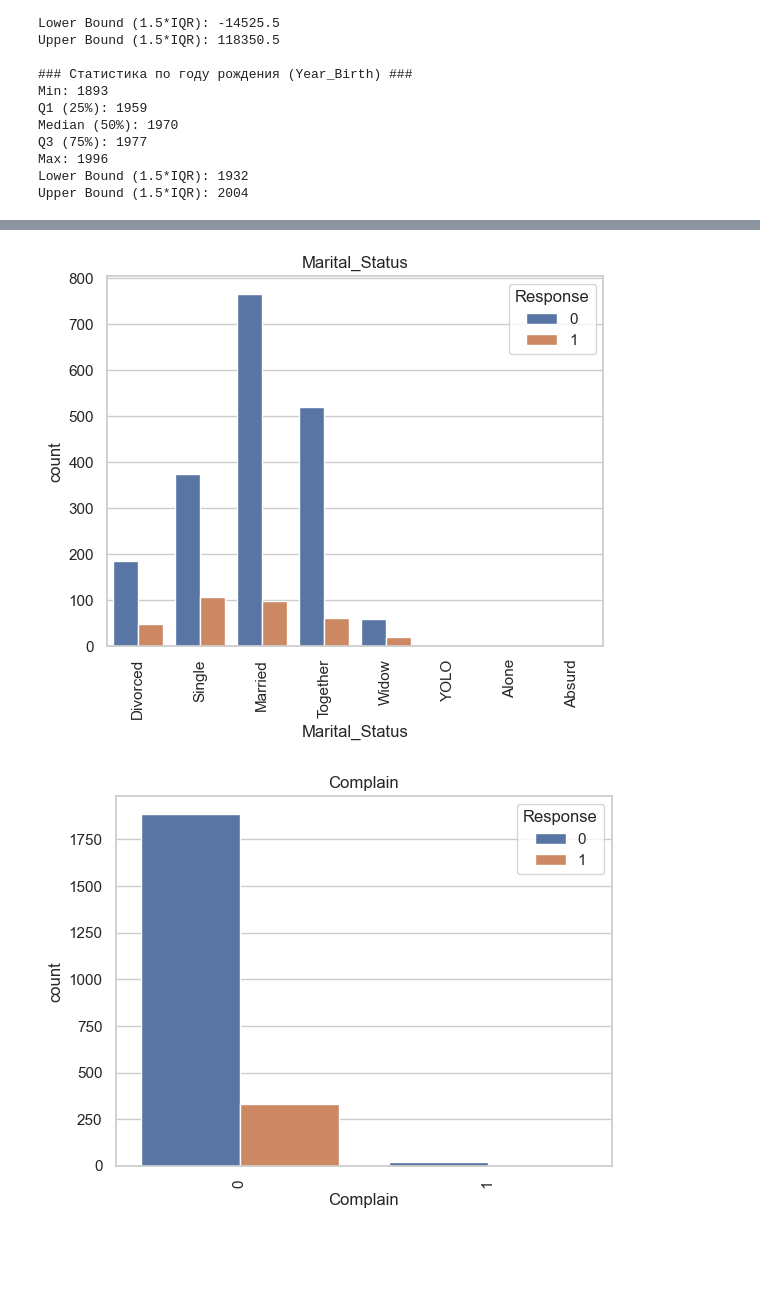
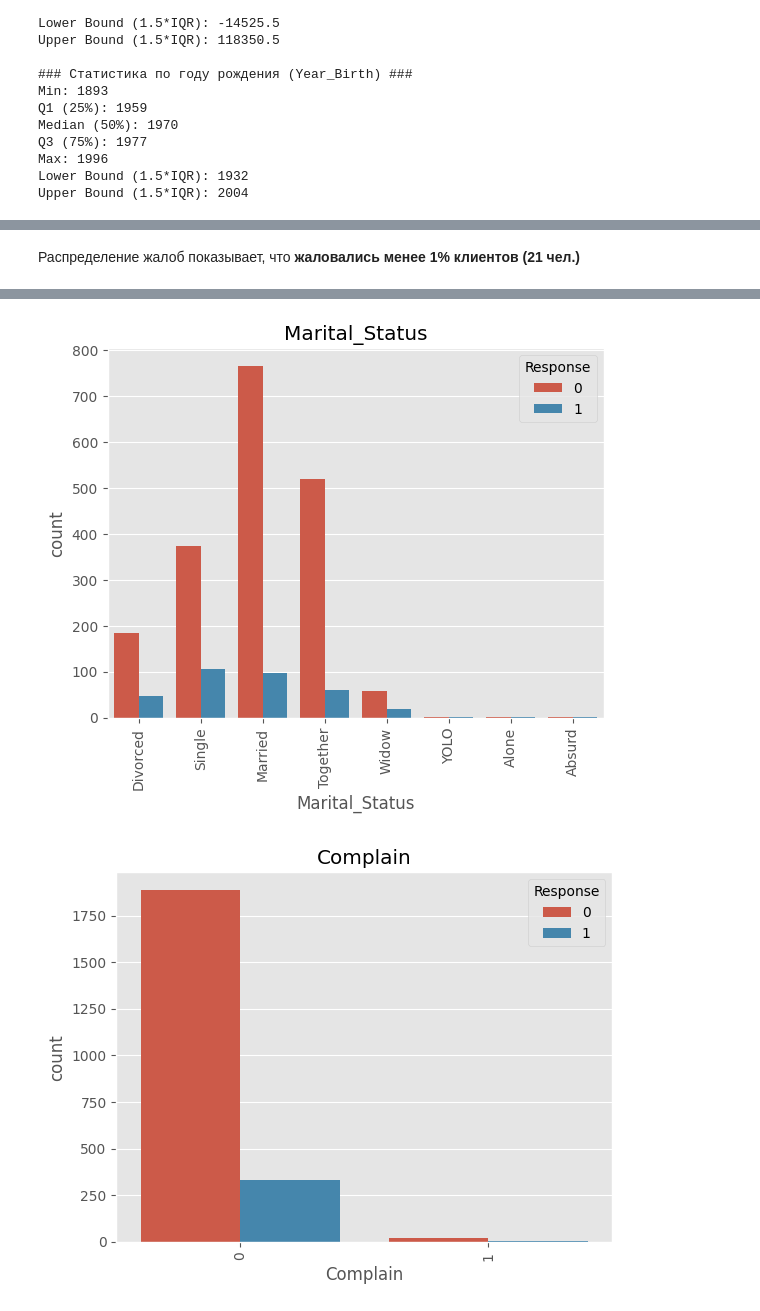
Before and after one commit to AndreyTrichev/customer-purchase-prediction, a Jupyter notebook: EDA_dev.ipynb, the cells around one changed output, grey strips where cells are left out. Cells and saved outputs as stored; diff of their text form; code cells hidden in the pictures; blank space fills up the shorter version.

```diff
--- a/EDA_dev.ipynb
+++ b/EDA_dev.ipynb
@@ -534,4 +604,5 @@ print(outliers[['Year_Birth']])
 # %%
+plt.style.use("ggplot")
 df['Dt_Customer'] = pd.to_datetime(df['Dt_Customer'], format='%m/%d/%Y')
 plt.figure(figsize=(10, 5))
 plt.hist(df['Dt_Customer'], bins=30, color='skyblue', edgecolor='black')
@@ -558,4 +631,5 @@ Index: []
 # %%
+plt.style.use("ggplot")
 plt.figure(figsize=(6, 4))
 df['Kidhome'].value_counts().sort_index().plot(kind='bar', color='lightblue', edgecolor='black')
 plt.title('Распределение Kidhome')
@@ -572,4 +648,5 @@ plt.show()
 # %%
+plt.style.use("ggplot")
 plt.figure(figsize=(6, 4))
 df['Teenhome'].value_counts().sort_index().plot(kind='bar', color='salmon', edgecolor='black')
 plt.title('Распределение Teenhome')
@@ -585,4 +664,5 @@ plt.show()
 # %%
+plt.style.use("ggplot")
 plt.figure(figsize=(6, 4))
 df['Complain'].value_counts().sort_index().plot(kind='bar', color='purple', edgecolor='black')
 plt.title('Распределение Complain')
@@ -598,4 +678,7 @@ plt.show()
+# %% [markdown]
+Распределение жалоб показывает, что **жаловались менее 1% клиентов (21 чел.)**
 # %%
+plt.style.use("ggplot")
 for i, var in enumerate(['Education', 'Marital_Status', 'Complain'], 1):
     sns.countplot(data=df, x = var, hue = 'Response')
     plt.title(var)
@@ -606,2 +689,2 @@ for i, var in enumerate(['Education', 'Marital_Status', 'Complain'], 1):
-[figure, old version]
+[figure, new version]
-[figure, old version]
+[figure, new version]
```
Also changed, not shown: parts of 67 cells of this notebook.
